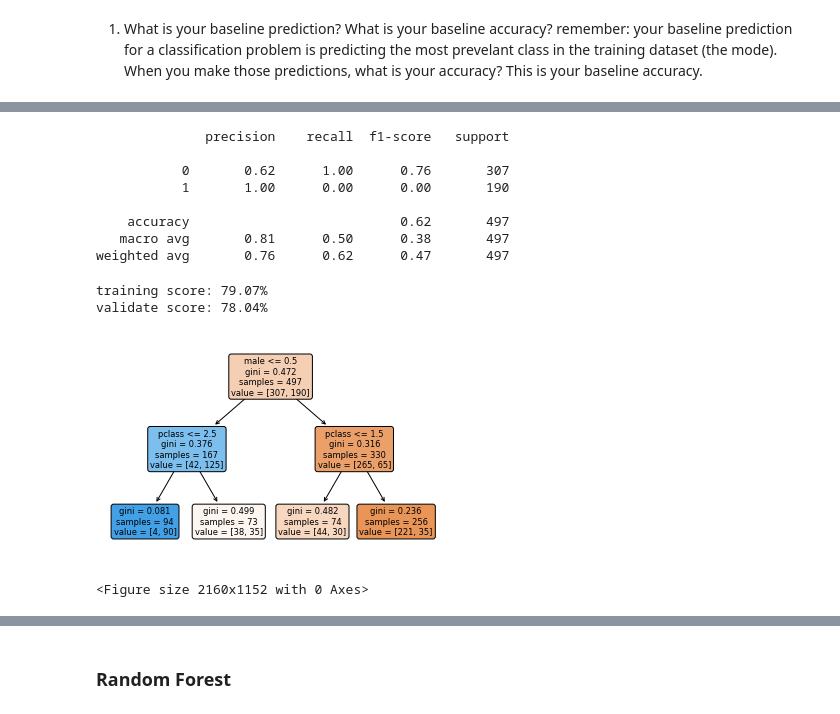
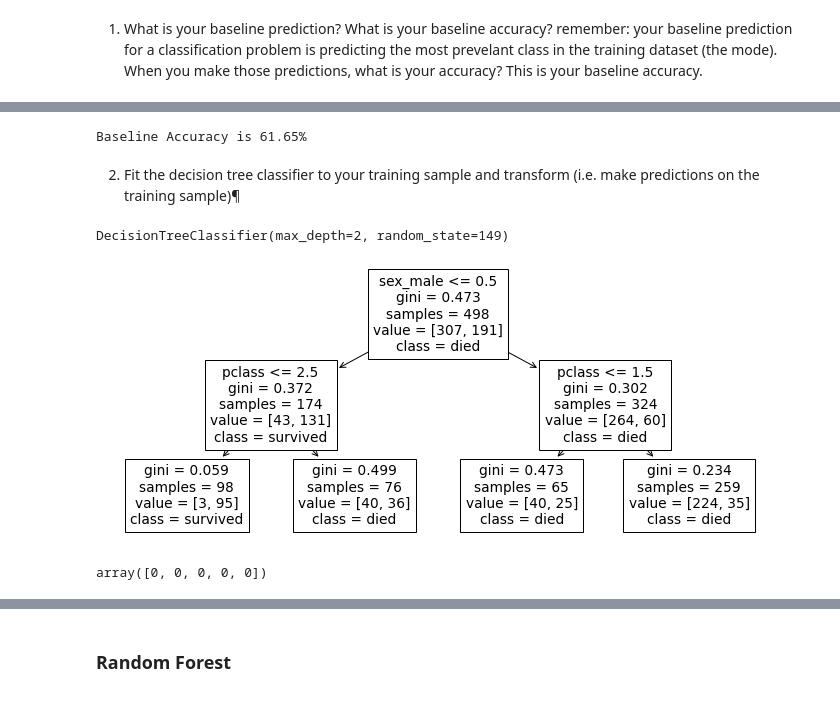
Before and after one commit to lupeluna/classification-exercises, a Jupyter notebook: model.ipynb, the cells around one changed output, grey strips where cells are left out. Cells and saved outputs as stored; diff of their text form; code cells hidden in the pictures.

```diff
--- a/model.ipynb
+++ b/model.ipynb
@@ -103,33 +63,44 @@ train.head(3)
-# %%
-# passing parameters with the column that was just made 'baseline'
-
-baseline_class_report = classification_report(train.survived, train.baseline, zero_division=True)
-print(baseline_class_report)
-
-
-# Our accuracy is 62% accurate
-# %% [output]
-              precision    recall  f1-score   support
-
-           0       0.62      1.00      0.76       307
-           1       1.00      0.00      0.00       190
-
-    accuracy                           0.62       497
-   macro avg       0.81      0.50      0.38       497
-weighted avg       0.76      0.62      0.47       497
-# %%
-model1 = DecisionTreeClassifier(max_depth = 2)
-model1.fit(X_train, y_train)
-
-print(f'training score: {model1.score(X_train, y_train):.2%}')
-print(f'validate score: {model1.score(X_validate, y_validate):.2%}')
-# %% [output]
-training score: 79.07%
-validate score: 78.04%
-# %%
-plot_tree(model1, feature_names=X_train.columns.tolist(), filled=True, rounded=True)
-plt.figure(figsize=(30,16))
-plt.show()
-# %% [output]
-[figure, removed]
-<Figure size 2160x1152 with 0 Axes>
+# %%
+# baseline accuracy
+
+baseline_accuracy = (train['survived'] == train['baseline']).mean()
+print (f'Baseline Accuracy is {baseline_accuracy:.2%}')
+# %% [output]
+Baseline Accuracy is 61.65%
+# %%
+# drop the baseline column
+
+train = train.drop(columns='baseline')
+# %% [markdown]
+2. Fit the decision tree classifier to your training sample and transform (i.e. make predictions on the training sample)¶
+# %%
+# Assign our x and y variables for train and validate datasets
+X_cols = ['pclass', 'alone', 'sex_male', 'embark_town_Queenstown', 'embark_town_Southampton']
+y_col = 'survived'
+
+X_train, y_train = train[X_cols], train[y_col]
+X_validate, y_validate = validate[X_cols], validate[y_col]
+X_test, y_test = test[X_cols], test[y_col]
+# %%
+# Create Decision Tree object
+model1 = DecisionTreeClassifier(max_depth=2, random_state = 149)
+
+# fit the model to training data
+model1.fit(X_train, y_train)
+# %% [output]
+DecisionTreeClassifier(max_depth=2, random_state=149)
+# %%
+plt.figure(figsize = (12,5))
+# interpret + visualize model
+plot_tree(model1, feature_names=X_train.columns.tolist(),
+          class_names= ['died', 'survived'])
+plt.show()
+# %% [output]
+[figure, added]
+# %%
+# make predictions
+
+y_pred = model1.predict(X_train)
+y_pred [0:5]
+# %% [output]
+array([0, 0, 0, 0, 0])
```
Also changed, not shown: parts of 79 cells of this notebook.
